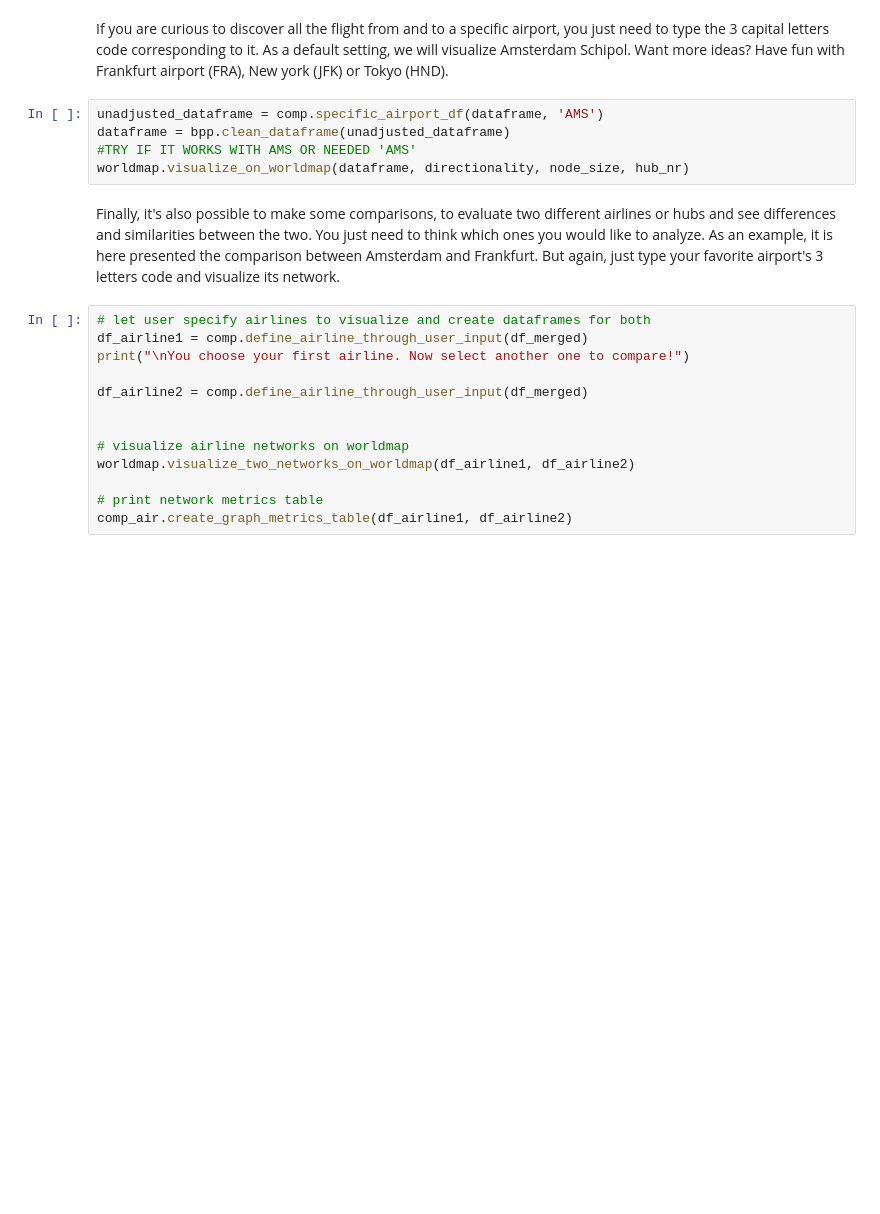
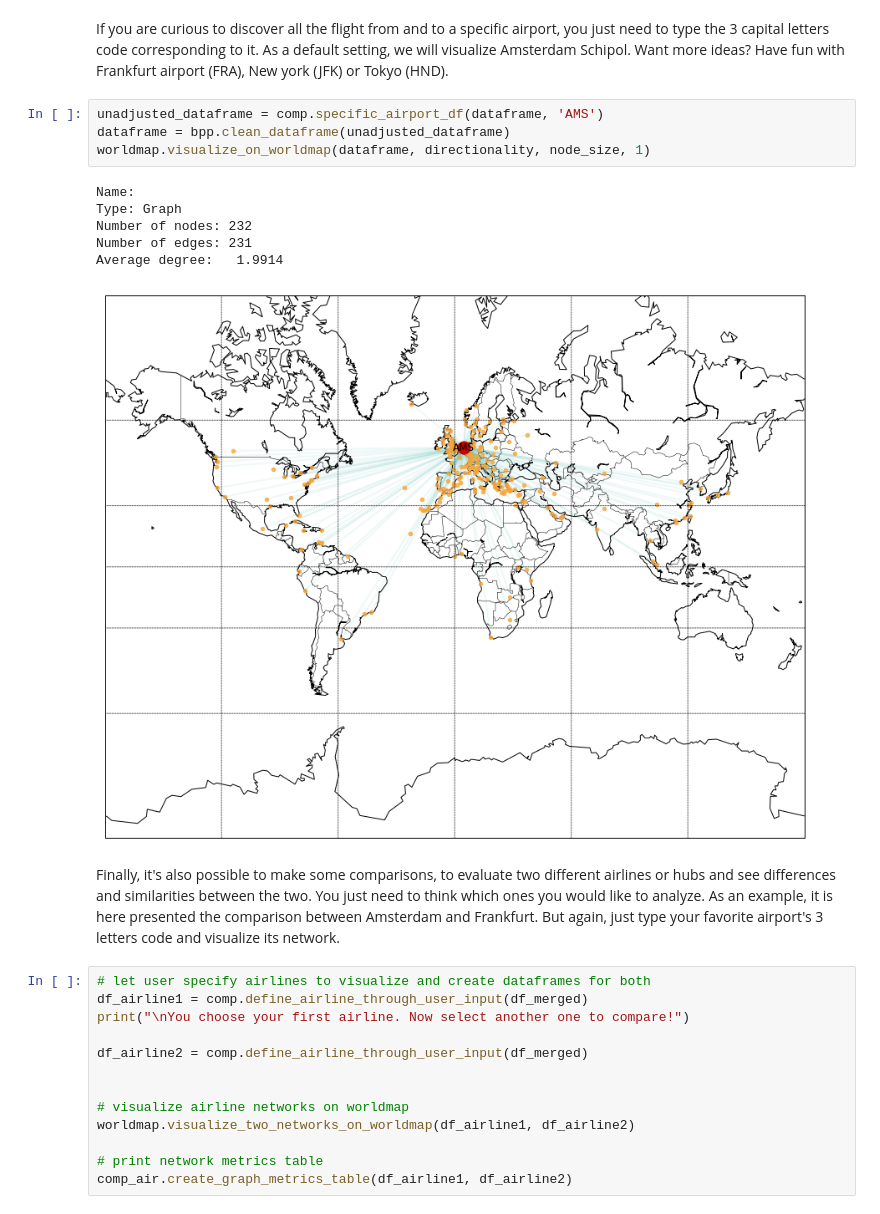
Before and after one commit to JaapVanDerAar/Flight-Network-Analysis, a Jupyter notebook: Flights network on Notebook with files.ipynb, the cells around one changed output. Drawn from its saved outputs; the diff is of its cells as text; blank space fills up the shorter version.

```diff
--- a/Flights network on Notebook with files.ipynb
+++ b/Flights network on Notebook with files.ipynb
@@ -179,8 +196,14 @@ Want more ideas? Have fun with Frankfurt airport (FRA), New york (JFK) or Tokyo
 # %%
 unadjusted_dataframe = comp.specific_airport_df(dataframe, 'AMS')
 dataframe = bpp.clean_dataframe(unadjusted_dataframe)
-#TRY IF IT WORKS WITH AMS OR NEEDED 'AMS'
-worldmap.visualize_on_worldmap(dataframe, directionality, node_size, hub_nr)
+worldmap.visualize_on_worldmap(dataframe, directionality, node_size, 1)
+# %% [output]
+Name:
+Type: Graph
+Number of nodes: 232
+Number of edges: 231
+Average degree:   1.9914
+[figure, added]
 # %% [markdown]
 Finally, it's also possible to make some comparisons, to evaluate two different airlines or hubs and see differences and similarities between the two. You just need to think which ones you would like to analyze. As an example, it is here presented the comparison between Amsterdam and Frankfurt. But again, just type your favorite airport's 3 letters code and visualize its network.
 # %%
```
Also changed, not shown: parts of 9 cells of this notebook, 3 other files.
